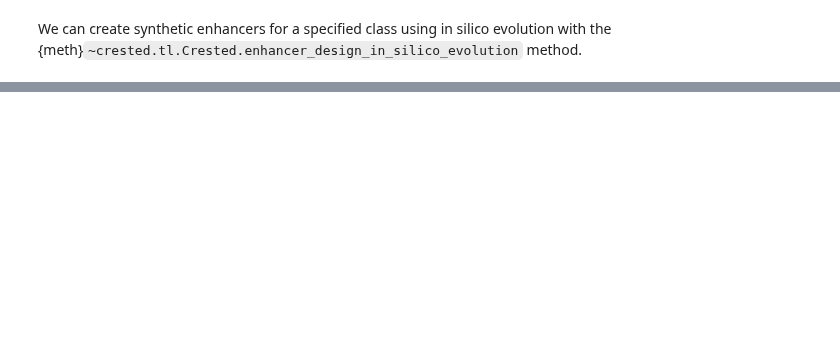
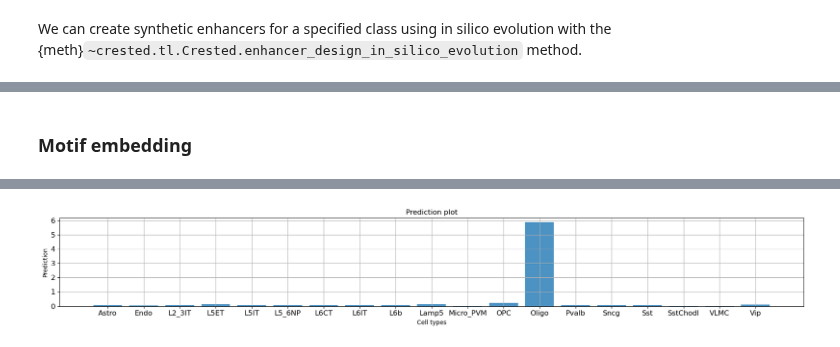
Before and after one commit to aertslab/CREsted, a Jupyter notebook: docs/tutorials/model_training_and_eval.ipynb, the cells around one changed output, grey strips where cells are left out. Saved outputs shown, nothing was run; the diff lists cells and outputs as text; code cells hidden in the pictures; blank space fills up the shorter version.

Commit message:
tutorial notebook motif embedding example added

```diff
--- a/docs/tutorials/model_training_and_eval.ipynb
+++ b/docs/tutorials/model_training_and_eval.ipynb
@@ -669,0 +654,14 @@ crested.pl.patterns.contribution_scores(
+# %% [markdown]
+### Motif embedding
+# %%
+designed_sequences = evaluator.enhancer_design_motif_implementation(
+    patterns = {
+        'SOX10':'AACAATGGCCCCATTGT',
+        'CREB5':'ATGACATCA',
+    },
+    target_class="Oligo", n_sequences=5, target_len=500
+)
+# %%
+prediction = evaluator.predict_sequence(designed_sequences[0])
+prediction_bar(prediction, classes=list(adata.obs_names))
+# %% [output]
@@ -669,0 +669 @@ crested.pl.patterns.contribution_scores(
+[figure, added]
```
Also changed, not shown: parts of 15 cells of this notebook.
